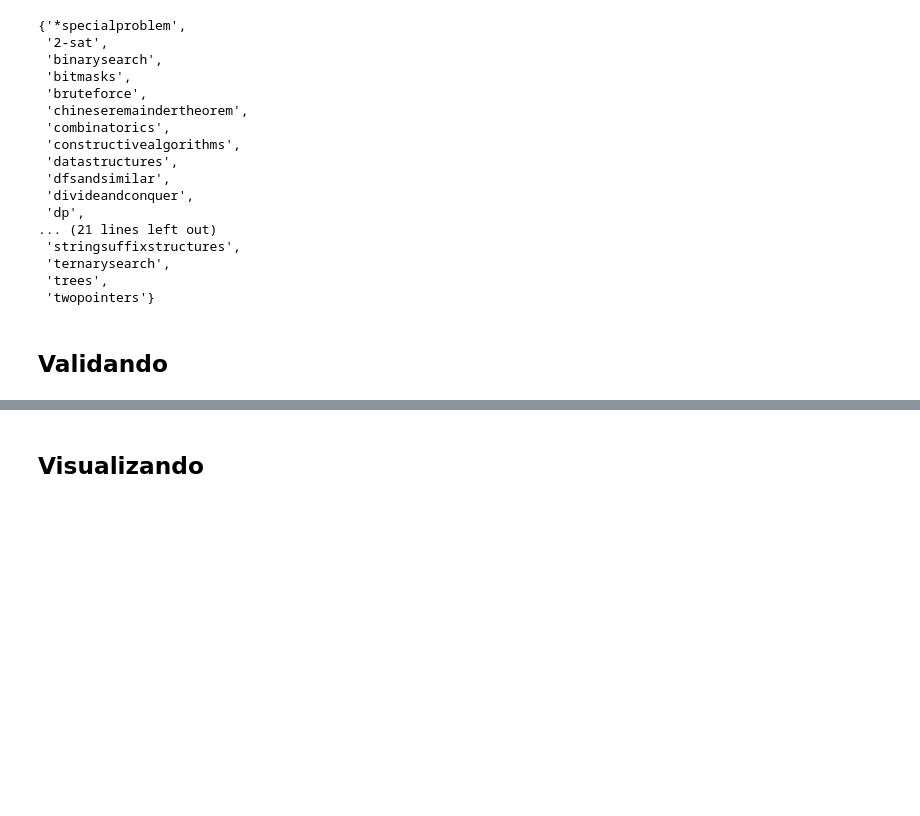
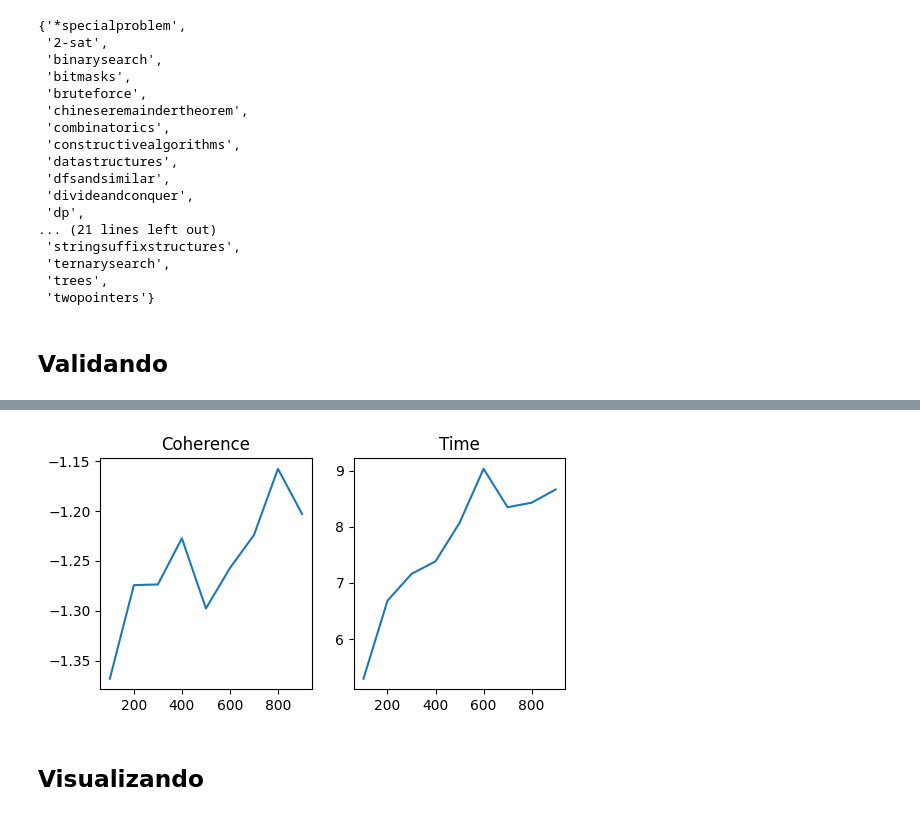
Before and after one commit to anasofia0/classificador-cf, a Jupyter notebook: classificador.ipynb, the cells around one changed output, grey strips where cells are left out. Drawn from its saved outputs; the diff is of its cells as text; code cells hidden in the pictures; blank space fills up the shorter version.

```diff
--- a/classificador.ipynb
+++ b/classificador.ipynb
@@ -230,0 +267,14 @@ print(new_model.get_coherence())
+# %%
+list_coherence2 = []
+list_times = []
+for i in range(100, 1000, 100):
+
+    print(i)
+    time_before = time.time()
+    lda = run_lda(qtd_topics=5, iter=i)
+    time_later = time.time()
+    time_total = time_later-time_before
+    coherence = get_coherence(lda)
+
+    list_times.append(time_total)
+    list_coherence2.append(coherence)
@@ -231,3 +291,14 @@ print(new_model.get_coherence())
+# %%
+fig, ax = plt.subplots(1, 2, figsize=(6,3), sharey=False)
+ax[0].plot([i for i in range(100, 1000, 100)], list_coherence2, label="coherence")
+ax[1].plot([i for i in range(100, 1000, 100)], list_times, label="time")
+
+ax[0].set_title("Coherence")
+ax[1].set_title("Time")
+# plt.ylim([-1, 1])
+plt.show()
+# %% [output]
+[figure, added]
 # %% [markdown]
 ## Visualizando
 # %%
```
Also changed, not shown: parts of 12 cells of this notebook, 1 other file.
